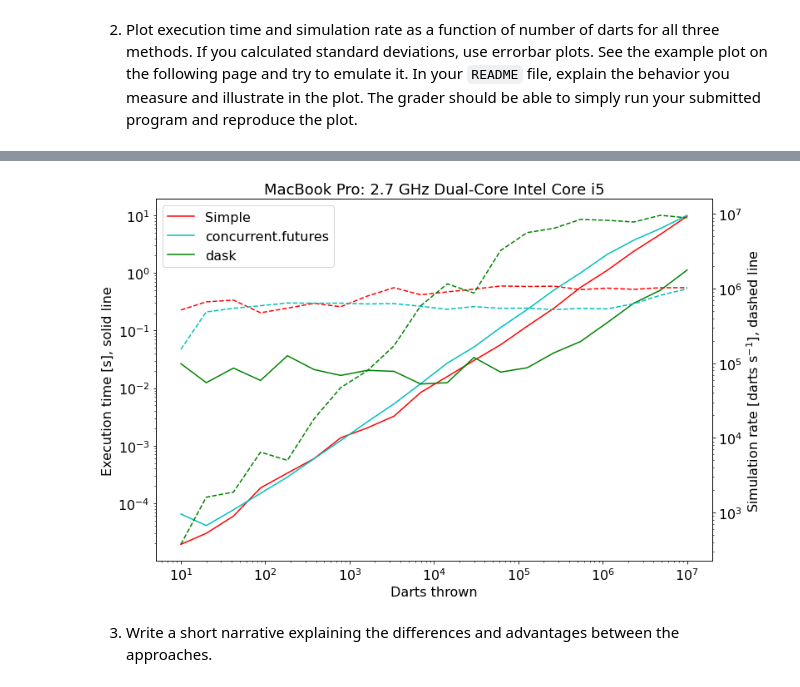
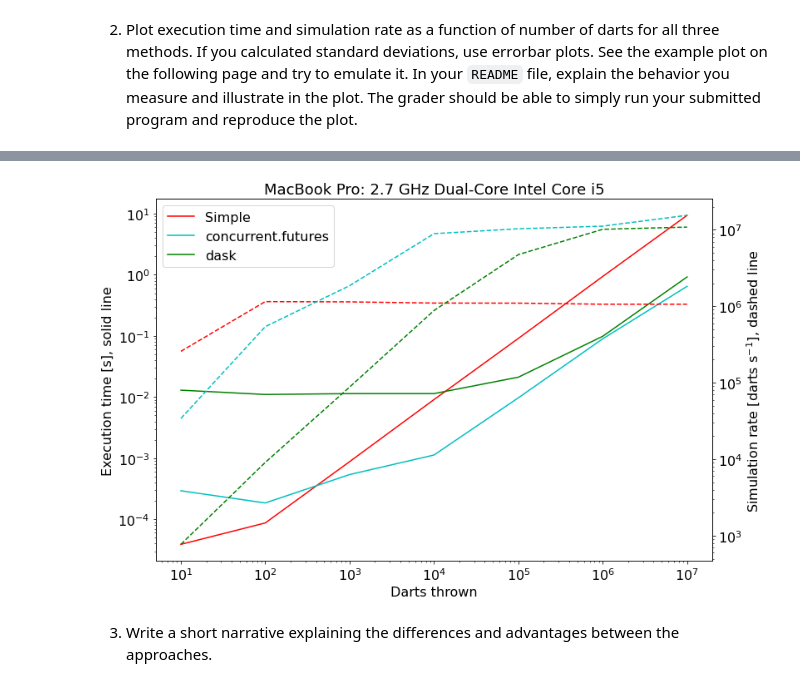
Before and after one commit to JBeechert/python-ay250-homework, a Jupyter notebook: hw_4/hw_4_parallelism.ipynb, the cells around one changed output, grey strips where cells are left out. Saved outputs shown, nothing was run; the diff lists cells and outputs as text; code cells hidden in the pictures.

Commit message:
Greatly improved concurrent.futures, added commments, answered question at the end

```diff
--- a/hw_4/hw_4_parallelism.ipynb
+++ b/hw_4/hw_4_parallelism.ipynb
@@ -20,31 +20,46 @@ The algorithm uses a Monte Carlo dart-throwing simulation to calculate a numeric
 from random import uniform
 from math import sqrt
 from time import time
+import numpy as np
 
 
+# Throw darts, calculate pi
 def in_circle(number_of_darts):
+    # Initialize the number of darts in the circle
     number_of_darts_in_circle = 0
 
+    # Start the timer
     start_time = time()
+
+    # Throw the darts
     for n in range(number_of_darts):
         x, y = uniform(0, 1), uniform(0, 1)
         if sqrt((x - 0.5)**2 + (y - 0.5)**2) <= 0.5:
+            # If the dart lands in the circle, increment up 1
             number_of_darts_in_circle += 1
 
+    # Stop the timer
     execution_time = time() - start_time
+
+    # Calculate pi
     pi_approx = 4*number_of_darts_in_circle/number_of_darts
     return pi_approx, execution_time
 
 
-number_of_darts_ss = np.logspace(1, 7, num=20, base=10.0).astype(int)#[10**7]
+# Define the sets of darts of increasing size to throw
+number_of_darts_ss = np.logspace(1, 7, num=7, base=10.0).astype(int)
 pi_approxs_ss = []
 execution_times_ss = []
 simulation_rates_ss = [] # darts thrown per second
 
+
+# Loop over the different sets of darts
 for n in number_of_darts_ss:
 
+    # Throw n darts
     pi_approx, execution_time = in_circle(n)
 
+    # Save the results to lists
     pi_approxs_ss.append(pi_approx)
     execution_times_ss.append(execution_time)
 
@@ -234,37 +191,37 @@ for n in number_of_darts_dask:
 import matplotlib.pyplot as plt
 # %%
 # Read in resuls from concurrent.futures code
-# number_of_darts_cf, pi_approxs_cf, execution_times_cf, \
-#     simulation_rates_cf = np.loadtxt("darts_concurrent_futures.txt", delimiter=' ', unpack=True)
-number_of_darts_cf, execution_times_cf, \
+number_of_darts_cf, pi_approxs_cf, execution_times_cf, \
     simulation_rates_cf = np.loadtxt("darts_concurrent_futures.txt", delimiter=' ', unpack=True)
+
 
 # Plot the resuls
 fig, ax = plt.subplots(figsize=(12,8))
 
 ax_plot = ax.plot(number_of_darts_ss, execution_times_ss, color='r', label='Simple')
 ax_plot = ax.plot(number_of_darts_cf, execution_times_cf, color='c', label='concurrent.futures')
 ax_plot = ax.plot(number_of_darts_dask, execution_times_dask, color='g', label='dask')
 
 ax.set_title('MacBook Pro: 2.7 GHz Dual-Core Intel Core i5',fontsize=18)
 ax.set_xlabel('Darts thrown',fontsize=16)
 ax.set_ylabel('Execution time [s], solid line',fontsize=16)
 ax.set_xscale('log')
 ax.set_yscale('log')
 ax.tick_params(axis='both', labelsize=16)
 
 
+# Use the same x-axis for simulation rate on the right y-axis
 ax2 = ax.twinx()
 
 ax2_plot = ax2.plot(number_of_darts_ss, simulation_rates_ss, 'r--')
 ax2_plot = ax2.plot(number_of_darts_cf, simulation_rates_cf, 'c--')
 ax2_plot = ax2.plot(number_of_darts_dask, simulation_rates_dask, 'g--')
 
 ax2.set_ylabel(r'Simulation rate [darts s$^{-1}$], dashed line',fontsize=16)
 ax2.tick_params(axis='y', labelsize=16)
 ax2.set_yscale('log')
 ax.legend(fontsize=16,loc='best');
 # %% [output]
-[figure, old version]
+[figure, new version]
 # %% [markdown]
 3. Write a short narrative explaining the differences and advantages between the approaches.
```
Also changed, not shown: parts of 5 cells of this notebook.
